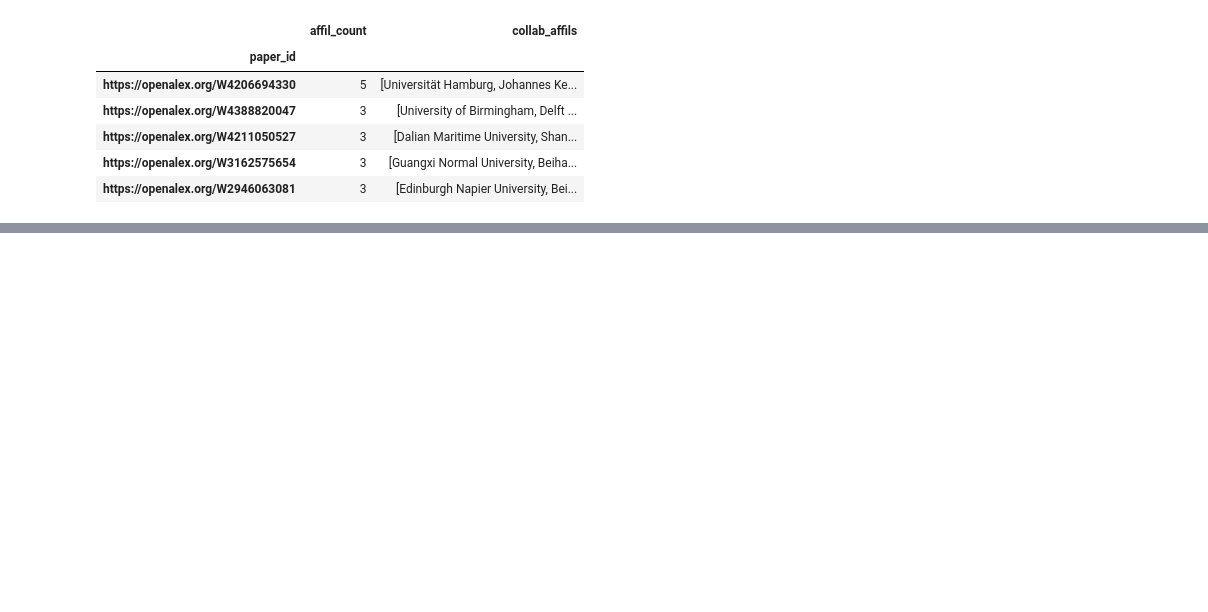
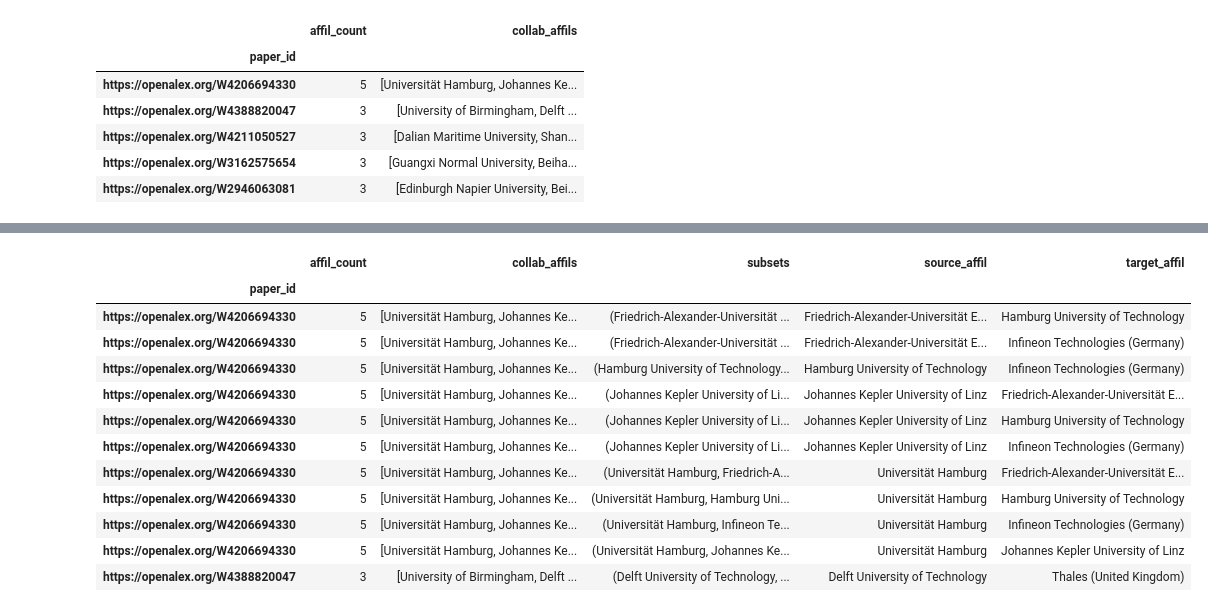
Before and after one commit to doolingdavidrs21/openalex-jamming-gpt4, a Jupyter notebook: updatechart.ipynb, the cells around one changed output, grey strips where cells are left out. Cells and saved outputs as stored; diff of their text form; code cells hidden in the pictures; blank space fills up the shorter version.

```diff
--- a/updatechart.ipynb
+++ b/updatechart.ipynb
@@ -347,0 +420,18 @@ dv.head()
+# %%
+flattened_df['source_affil'] = flattened_df['subsets'].apply(lambda x: x[0])
+flattened_df['target_affil'] = flattened_df['subsets'].apply(lambda x: x[1])
+flattened_df.head(11)
+# %% [output]
+|  | affil_count | collab_affils | subsets | source_affil | target_affil |
+| paper_id |  |  |  |  |  |
+| https://openalex.org/W4206694330 | 5 | [Universität Hamburg, Johannes Ke... | (Friedrich-Alexander-Universität ... | Friedrich-Alexander-Universität E... | Hamburg University of Technology |
+| https://openalex.org/W4206694330 | 5 | [Universität Hamburg, Johannes Ke... | (Friedrich-Alexander-Universität ... | Friedrich-Alexander-Universität E... | Infineon Technologies (Germany) |
+| https://openalex.org/W4206694330 | 5 | [Universität Hamburg, Johannes Ke... | (Hamburg University of Technology... | Hamburg University of Technology | Infineon Technologies (Germany) |
+| https://openalex.org/W4206694330 | 5 | [Universität Hamburg, Johannes Ke... | (Johannes Kepler University of Li... | Johannes Kepler University of Linz | Friedrich-Alexander-Universität E... |
+| https://openalex.org/W4206694330 | 5 | [Universität Hamburg, Johannes Ke... | (Johannes Kepler University of Li... | Johannes Kepler University of Linz | Hamburg University of Technology |
+| https://openalex.org/W4206694330 | 5 | [Universität Hamburg, Johannes Ke... | (Johannes Kepler University of Li... | Johannes Kepler University of Linz | Infineon Technologies (Germany) |
+| https://openalex.org/W4206694330 | 5 | [Universität Hamburg, Johannes Ke... | (Universität Hamburg, Friedrich-A... | Universität Hamburg | Friedrich-Alexander-Universität E... |
+| https://openalex.org/W4206694330 | 5 | [Universität Hamburg, Johannes Ke... | (Universität Hamburg, Hamburg Uni... | Universität Hamburg | Hamburg University of Technology |
+| https://openalex.org/W4206694330 | 5 | [Universität Hamburg, Johannes Ke... | (Universität Hamburg, Infineon Te... | Universität Hamburg | Infineon Technologies (Germany) |
+| https://openalex.org/W4206694330 | 5 | [Universität Hamburg, Johannes Ke... | (Universität Hamburg, Johannes Ke... | Universität Hamburg | Johannes Kepler University of Linz |
+| https://openalex.org/W4388820047 | 3 | [University of Birmingham, Delft ... | (Delft University of Technology, ... | Delft University of Technology | Thales (United Kingdom) |
```
Also changed, not shown: parts of 16 cells of this notebook.
